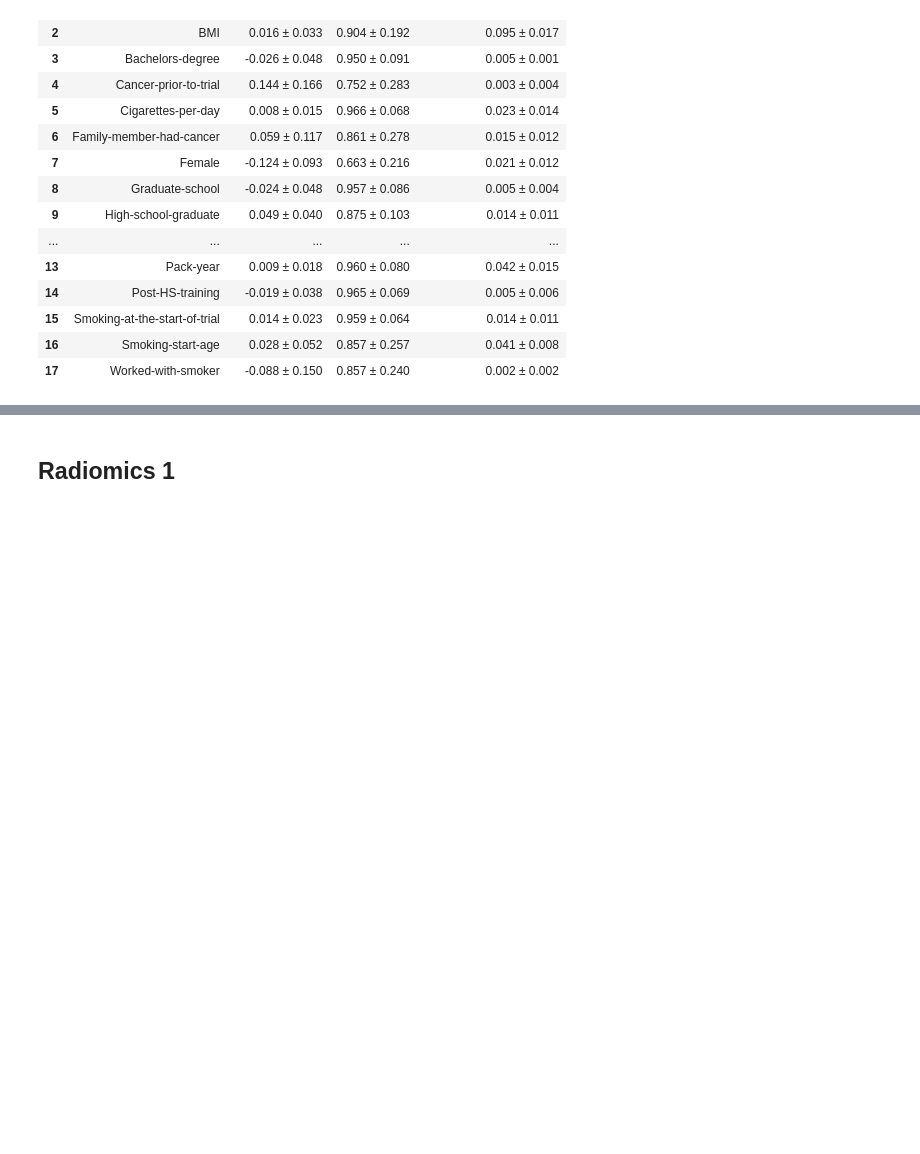
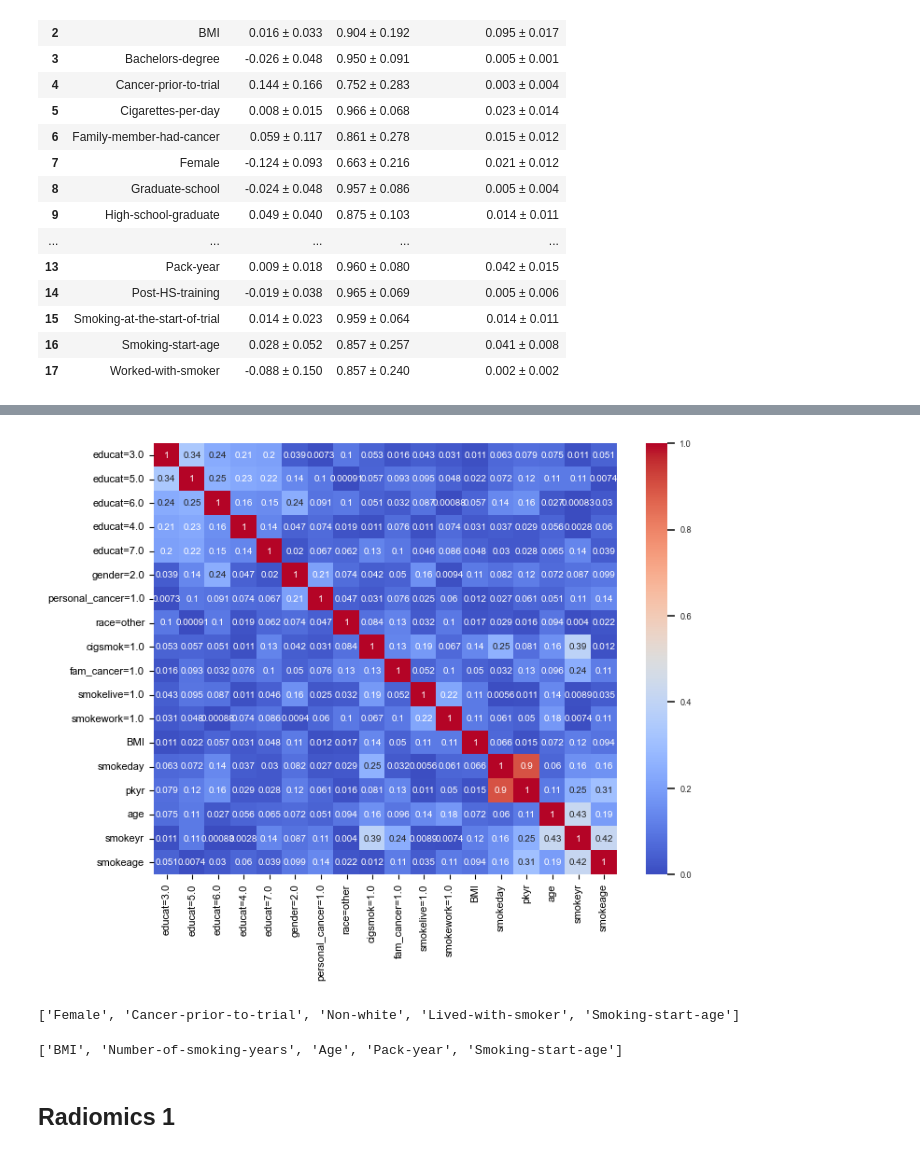
Before and after one commit to hleu/survival_nlst, a Jupyter notebook: molly_media_code/Feature Importance Analysis.ipynb, the cells around one changed output, grey strips where cells are left out. Drawn from its saved outputs; the diff is of its cells as text; code cells hidden in the pictures; blank space fills up the shorter version.

Commit message:
add feature selection

```diff
--- a/molly_media_code/Feature Importance Analysis.ipynb
+++ b/molly_media_code/Feature Importance Analysis.ipynb
@@ -60,0 +75,31 @@ def k_fold_feature_importance_metrics(cph_file_name, rsf_file_name, sorted_featu
+# %%
+# SOURCE: https://wil.yegelwel.com/cluster-correlation-matrix/
+
+def cluster_corr(corr_array, inplace=False):
+    """
+    Rearranges the correlation matrix, corr_array, so that groups of highly
+    correlated variables are next to eachother
+
+    Parameters
+    ----------
+    corr_array : pandas.DataFrame or numpy.ndarray
+        a NxN correlation matrix
+
+    Returns
+    -------
+    pandas.DataFrame or numpy.ndarray
+        a NxN correlation matrix with the columns and rows rearranged
+    """
+    pairwise_distances = sch.distance.pdist(corr_array)
+    linkage = sch.linkage(pairwise_distances, method='complete')
+    cluster_distance_threshold = pairwise_distances.max()/2
+    idx_to_cluster_array = sch.fcluster(linkage, cluster_distance_threshold,
+                                        criterion='distance')
+    idx = np.argsort(idx_to_cluster_array)
+
+    if not inplace:
+        corr_array = corr_array.copy()
+
+    if isinstance(corr_array, pd.DataFrame):
+        return corr_array.iloc[idx, :].T.iloc[idx, :]
+    return corr_array[idx, :][:, idx]
@@ -131,3 +278,19 @@ fig.tight_layout()
+# %%
+fig, ax = plt.subplots(1, 1, figsize=(8,6))
+
+sn.set(font_scale=0.6)
+ax.tick_params(axis='both', which='major', labelsize=8)
+a = sn.heatmap(cluster_corr(clin_corr_matrix.abs()), annot=True, ax=ax, vmin=0, vmax=1, cmap='coolwarm')
+# %% [output]
+[figure, added]
+# %%
+print (feature_selection(-avg_p, clin_feature_names, clin_corr_matrix, 0.75, 0.3))
+# %% [output]
+['Female', 'Cancer-prior-to-trial', 'Non-white', 'Lived-with-smoker', 'Smoking-start-age']
+# %%
+print (feature_selection(avg_rsf_weight, clin_feature_names, clin_corr_matrix, 0.75, 0.3))
+# %% [output]
+['BMI', 'Number-of-smoking-years', 'Age', 'Pack-year', 'Smoking-start-age']
 # %% [markdown]
 ## Radiomics 1
 # %%
```
Also changed, not shown: parts of 28 cells of this notebook, 2 other files.
